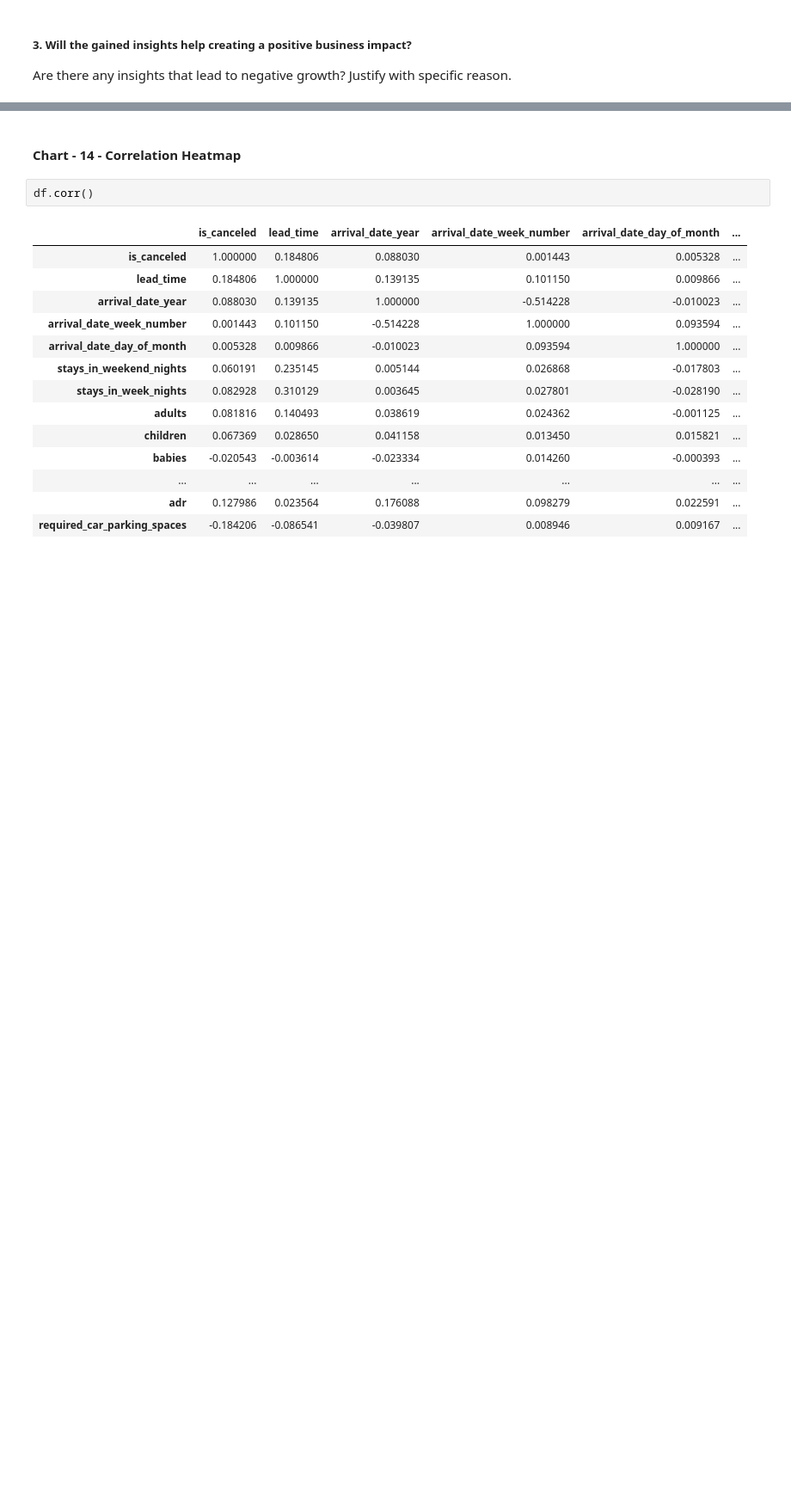
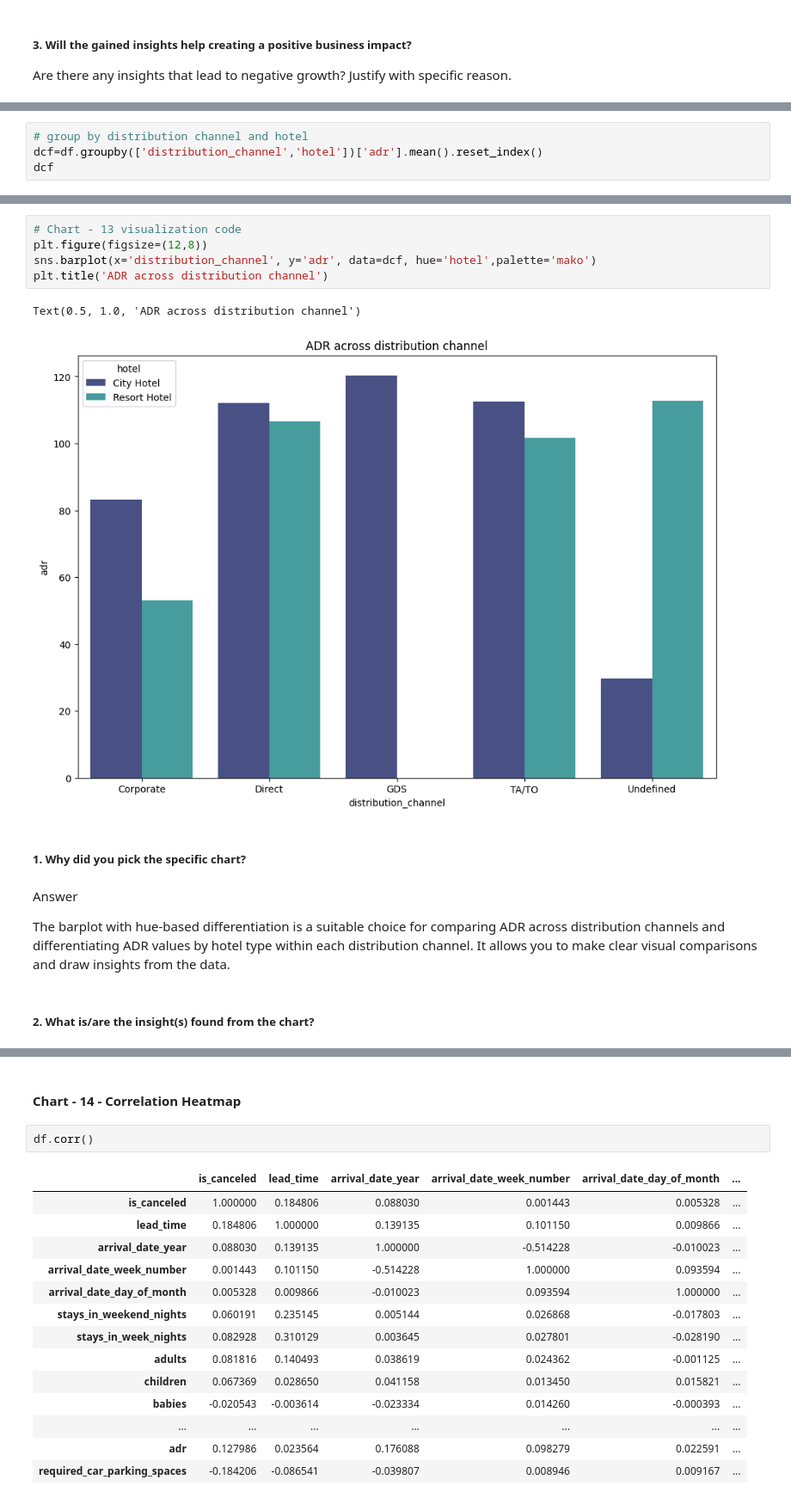
Before and after one commit to Kushdevu/Hotel-Booking-Analysis-EDA-Project, a Jupyter notebook: Copy_of_Sample_EDA_Submission_Template_ipynb0008.ipynb, the cells around one changed output, grey strips where cells are left out. Shown at 86% size. Drawn from its saved outputs; the diff is of its cells as text; blank space fills up the shorter version.

```diff
--- a/Copy_of_Sample_EDA_Submission_Template_ipynb0008.ipynb
+++ b/Copy_of_Sample_EDA_Submission_Template_ipynb0008.ipynb
@@ -947,0 +1074,4 @@ Answer Here
+# %%
+# group by distribution channel and hotel
+dcf=df.groupby(['distribution_channel','hotel'])['adr'].mean().reset_index()
+dcf
@@ -947,0 +1089,16 @@ Answer Here
+# %%
+# Chart - 13 visualization code
+plt.figure(figsize=(12,8))
+sns.barplot(x='distribution_channel', y='adr', data=dcf, hue='hotel',palette='mako')
+plt.title('ADR across distribution channel')
+# %% [output]
+Text(0.5, 1.0, 'ADR across distribution channel')
+[figure, added]
+# %% [markdown]
+##### 1. Why did you pick the specific chart?
+# %% [markdown]
+Answer
+
+The barplot with hue-based differentiation is a suitable choice for comparing ADR across distribution channels and differentiating ADR values by hotel type within each distribution channel. It allows you to make clear visual comparisons and draw insights from the data.
+# %% [markdown]
+##### 2. What is/are the insight(s) found from the chart?
```
Also changed, not shown: parts of 161 cells of this notebook.
